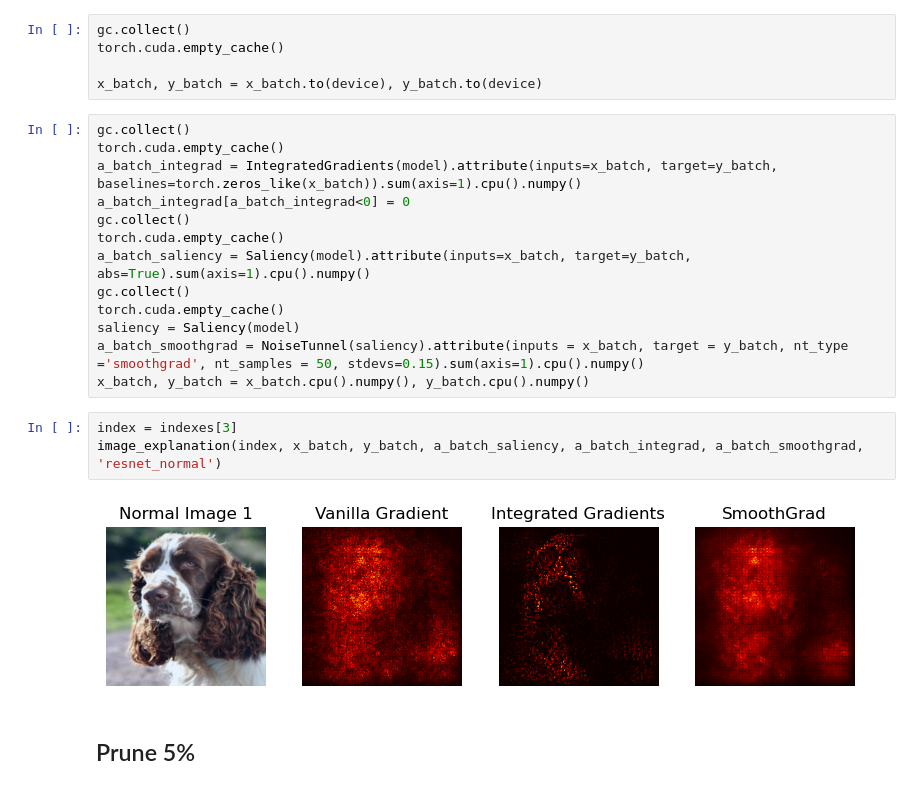
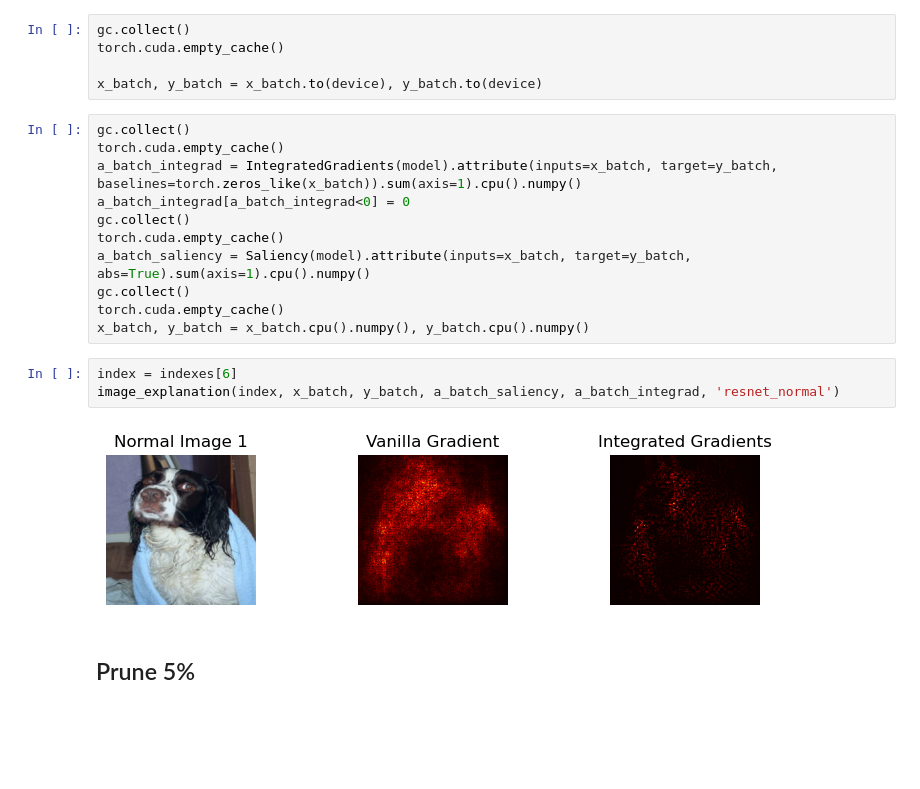
Before and after one commit to sanishsuwal7/NeuripsPruning, a Jupyter notebook: code/saliency.ipynb, the cells around one changed output. Cells and saved outputs as stored; diff of their text form; blank space fills up the shorter version.

Commit message:
changed explanation codes

```diff
--- a/code/saliency.ipynb
+++ b/code/saliency.ipynb
@@ -134,14 +129,12 @@ torch.cuda.empty_cache()
 a_batch_saliency = Saliency(model).attribute(inputs=x_batch, target=y_batch, abs=True).sum(axis=1).cpu().numpy()
 gc.collect()
 torch.cuda.empty_cache()
-saliency = Saliency(model)
-a_batch_smoothgrad = NoiseTunnel(saliency).attribute(inputs = x_batch, target = y_batch, nt_type ='smoothgrad', nt_samples = 50, stdevs=0.15).sum(axis=1).cpu().numpy()
 x_batch, y_batch = x_batch.cpu().numpy(), y_batch.cpu().numpy()
 # %%
-index = indexes[3]
-image_explanation(index, x_batch, y_batch, a_batch_saliency, a_batch_integrad, a_batch_smoothgrad, 'resnet_normal')
+index = indexes[6]
+image_explanation(index, x_batch, y_batch, a_batch_saliency, a_batch_integrad, 'resnet_normal')
 # %% [output]
-[figure, old version]
+[figure, new version]
 # %% [markdown]
 ## Prune 5%
 # %%
```
Also changed, not shown: parts of 13 cells of this notebook, 10 other files.
